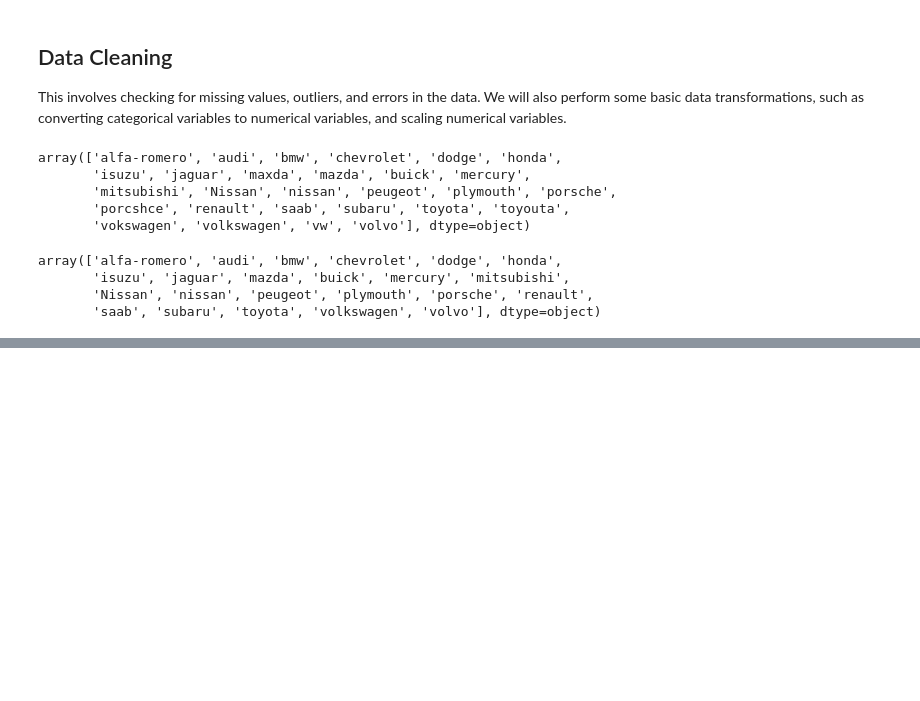
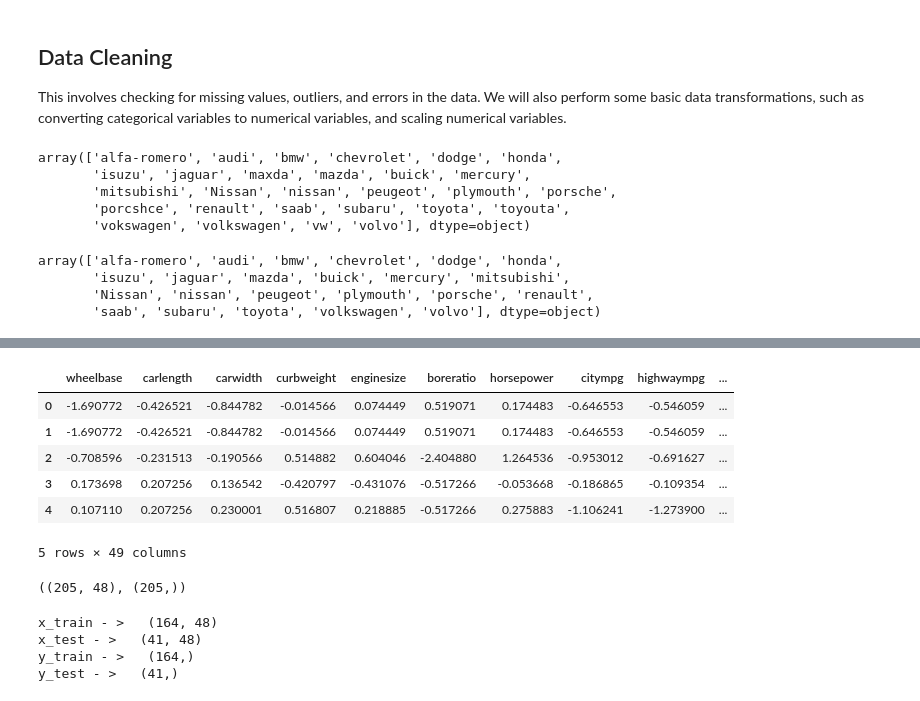
Before and after one commit to karthikeyanVK/CarPricePrediction, a Jupyter notebook: CarPricePrediction.ipynb, the cells around one changed output, grey strips where cells are left out. Cells and saved outputs as stored; diff of their text form; code cells hidden in the pictures; blank space fills up the shorter version.

```diff
--- a/CarPricePrediction.ipynb
+++ b/CarPricePrediction.ipynb
@@ -140,0 +242,5 @@ array(['alfa-romero', 'audi', 'bmw', 'chevrolet', 'dodge', 'honda',
+# %%
+%pip install scikit-learn
+from sklearn.preprocessing import StandardScaler
+# Feature Scaling of Numerical Data
+scaler = StandardScaler()
@@ -140,0 +254,15 @@ array(['alfa-romero', 'audi', 'bmw', 'chevrolet', 'dodge', 'honda',
+# %%
+num_cols = ['wheelbase','carlength','carwidth','curbweight','enginesize','boreratio','horsepower',
+            'citympg','highwaympg']
+
+new_df[num_cols] = scaler.fit_transform(new_df[num_cols])
+# %%
+new_df.head()
+# %% [output]
+|  | wheelbase | carlength | carwidth | curbweight | enginesize | boreratio | horsepower | citympg | highwaympg | ... |
+| 0 | -1.690772 | -0.426521 | -0.844782 | -0.014566 | 0.074449 | 0.519071 | 0.174483 | -0.646553 | -0.546059 | ... |
+| 1 | -1.690772 | -0.426521 | -0.844782 | -0.014566 | 0.074449 | 0.519071 | 0.174483 | -0.646553 | -0.546059 | ... |
+| 2 | -0.708596 | -0.231513 | -0.190566 | 0.514882 | 0.604046 | -2.404880 | 1.264536 | -0.953012 | -0.691627 | ... |
+| 3 | 0.173698 | 0.207256 | 0.136542 | -0.420797 | -0.431076 | -0.517266 | -0.053668 | -0.186865 | -0.109354 | ... |
+| 4 | 0.107110 | 0.207256 | 0.230001 | 0.516807 | 0.218885 | -0.517266 | 0.275883 | -1.106241 | -1.273900 | ... |
+5 rows × 49 columns
@@ -140,0 +273,4 @@ array(['alfa-romero', 'audi', 'bmw', 'chevrolet', 'dodge', 'honda',
+# %%
+x.shape,y.shape
+# %% [output]
+((205, 48), (205,))
@@ -140,0 +280,10 @@ array(['alfa-romero', 'audi', 'bmw', 'chevrolet', 'dodge', 'honda',
+# %%
+print("x_train - >  ",x_train.shape)
+print("x_test - >  ",x_test.shape)
+print("y_train - >  ",y_train.shape)
+print("y_test - >  ",y_test.shape)
+# %% [output]
+x_train - >   (164, 48)
+x_test - >   (41, 48)
+y_train - >   (164,)
+y_test - >   (41,)
```
Also changed, not shown: parts of 17 cells of this notebook.
